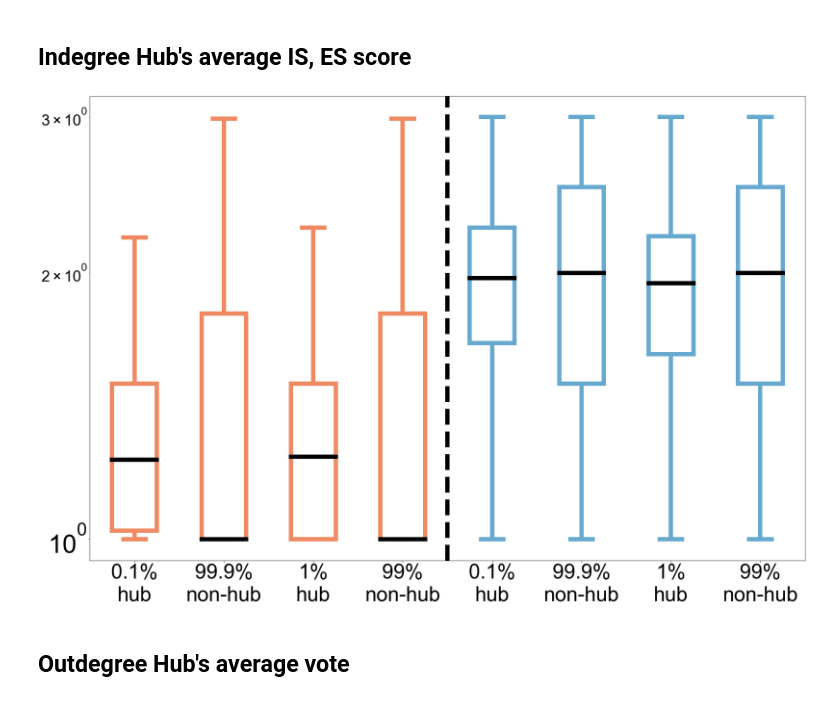
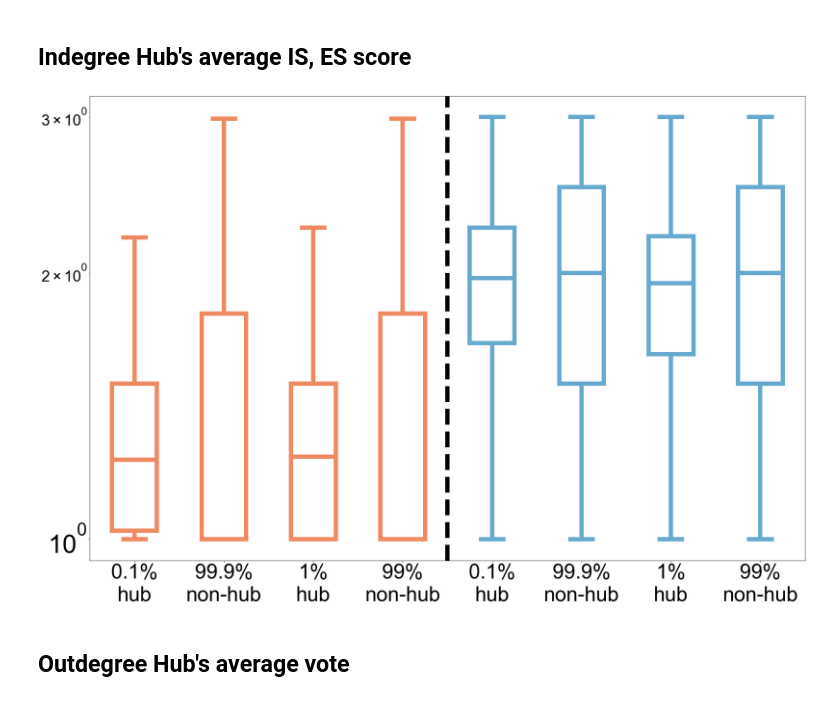
Before and after one commit to tr0up2r/plotting-and-graph-analysis, a Jupyter notebook: boxplot.ipynb, the cells around one changed output. Drawn from its saved outputs; the diff is of its cells as text; code cells hidden in the pictures.

Commit message:
boxplot pattern and color 추가, median 색 선택 option 추가. (코드 정리 필요.)

```diff
--- a/boxplot.ipynb
+++ b/boxplot.ipynb
@@ -31,24 +33,31 @@ def draw_boxplot_for_hub(result_list, title, xlabel, ylabel, xlist, xticks_fonts
     plt.show()
 # %%
 # boxplot draw를 위한 color list를 필요한 개수에 맞게 생성.
-def copy_colors(color_list, loop):
-    colors = []
-    for color in color_list:
+def copy_elements(element_list, loop):
+    elements = []
+    for element in element_list:
         for i in range(loop):
-            colors.append(color)
-    return colors
+            elements.append(element)
+    return elements
 # %%
 num_of_boxplots = 4
 
-def draw_colored_boxplot_for_hub(result_list, title, xlabel, ylabel, xlist, xticks_fontsize, yticks_fontsize, colors, fill_box):
-    median_color = 'black'
+def draw_colored_boxplot_for_hub(result_list, title, xlabel, ylabel, xlist, xticks_fontsize, yticks_fontsize, fill_box, colors=[], patterns=[], median_colors=['#ff7f0e', '#ff7f0e']):
+    median_colors = copy_elements(colors, num_of_boxplots)
+    plt.rcParams['hatch.linewidth'] = 5
 
     if fill_box == 'color':
         title = title + '_face_filled'
+        box_colors = copy_elements(colors, num_of_boxplots)
     elif fill_box == 'pattern':
-        plt.rcParams['hatch.linewidth'] = 5
         title = title + '_face_filled_with_pattern'
-        median_color = '#ff7f0e'
+        box_patterns = copy_elements(patterns, num_of_boxplots)
+    elif fill_box == 'both':
+        title = title + '_face_filled_with_color_and_pattern'
+        box_colors = copy_elements(colors, num_of_boxplots)
+        box_patterns = copy_elements(patterns, num_of_boxplots)
+    else:
+        box_colors = copy_elements(colors, num_of_boxplots)
 
     filename = title + '.eps'
 
@@ -58,9 +67,10 @@ def draw_colored_boxplot_for_hub(result_list, title, xlabel, ylabel, xlist, xtic
 
     bplot = axes.boxplot(result_list, showfliers=False, boxprops= dict(linewidth=10),
                         whiskerprops=dict(linestyle='-',linewidth=10),
-                        capprops=dict(linewidth=10), medianprops=dict(linewidth=10, color=median_color), patch_artist=True)
+                        capprops=dict(linewidth=10), medianprops=dict(linewidth=10), patch_artist=True)
 
-    box_colors = copy_colors(colors, num_of_boxplots)
+    for median, median_color in zip(bplot['medians'], median_colors):
+        median.set_color(median_color)
 
     # box의 face를 parameter로 받은 colors로 채우기.
     if fill_box == 'color':
@@ -68,9 +78,14 @@ def draw_colored_boxplot_for_hub(result_list, title, xlabel, ylabel, xlist, xtic
             box.set_facecolor(color)
     # box의 face를 parameter로 받은 patterns로 채우기.
     elif fill_box == 'pattern':
-        for box, color in zip(bplot['boxes'], box_colors):
-            box.set(hatch = color)
+        for box, pattern in zip(bplot['boxes'], box_patterns):
+            box.set(hatch = pattern)
             box.set_facecolor('None')
+    # box의 face를 parameter로 받은 colors와 patterns로 채우기.
+    elif fill_box == 'both':
+        for box, color, pattern in zip(bplot['boxes'], box_colors, box_patterns):
+            box.set_facecolor(color)
+            box.set(hatch = pattern)
     # box의 edges를 parameter로 받은 colors로 채우기.
     else:
         for box, color in zip(bplot['boxes'], box_colors):
@@ -429,13 +474,13 @@ for i in range(4, 8):
 # %%
 colors = ['#ef8a62', '#67a9cf']
 newline = '\n'
 xlabel = [f"0.1%{newline}hub", f"99.9%{newline}non-hub", f"1%{newline}hub", f"99%{newline}non-hub", f"0.1%{newline}hub", f"99.9%{newline}non-hub", f"1%{newline}hub", f"99%{newline}non-hub"]
 
 draw_colored_boxplot_for_hub(result_list, "boxplot_average_is_es_indegree_hub_non_hub", xlabel,
                              'average score', [1, 2, 3, 4, 5, 6, 7, 8], xticks_fontsize=48, yticks_fontsize=60,
-                             colors=colors, fill_box='None')
+                             fill_box='None', colors=colors, patterns=[], median_colors=colors)
 # %% [output]
-[figure, old version]
+[figure, new version]
 # %% [markdown]
 ## Outdegree Hub's average vote
 # %%
```
Also changed, not shown: parts of 8 cells of this notebook.
